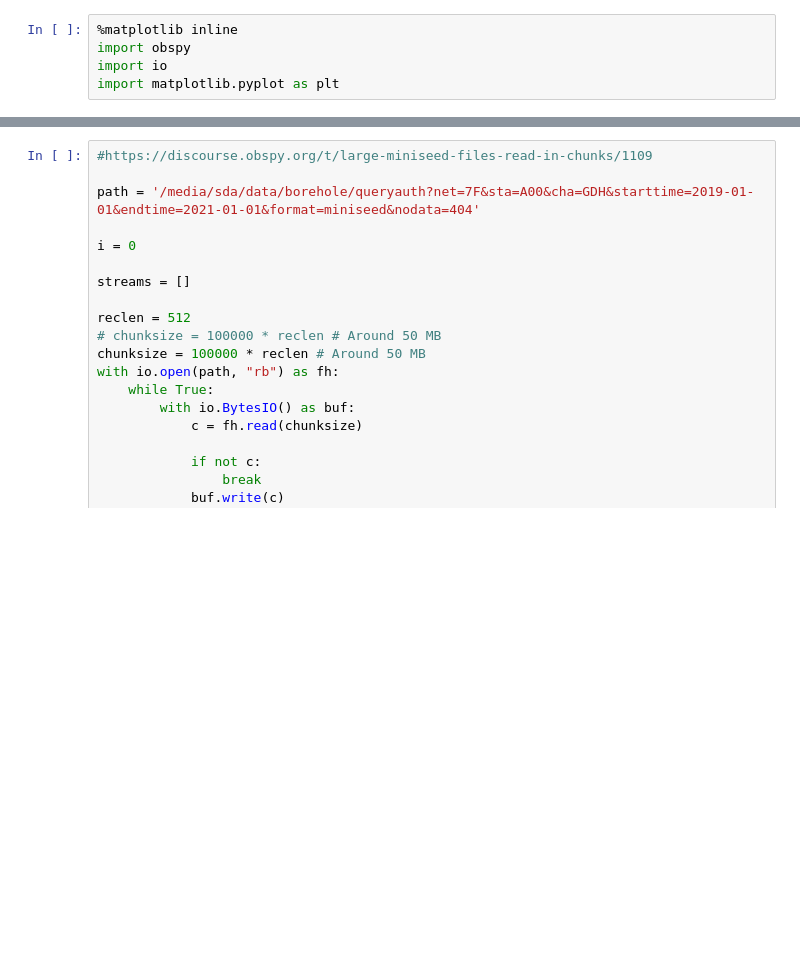
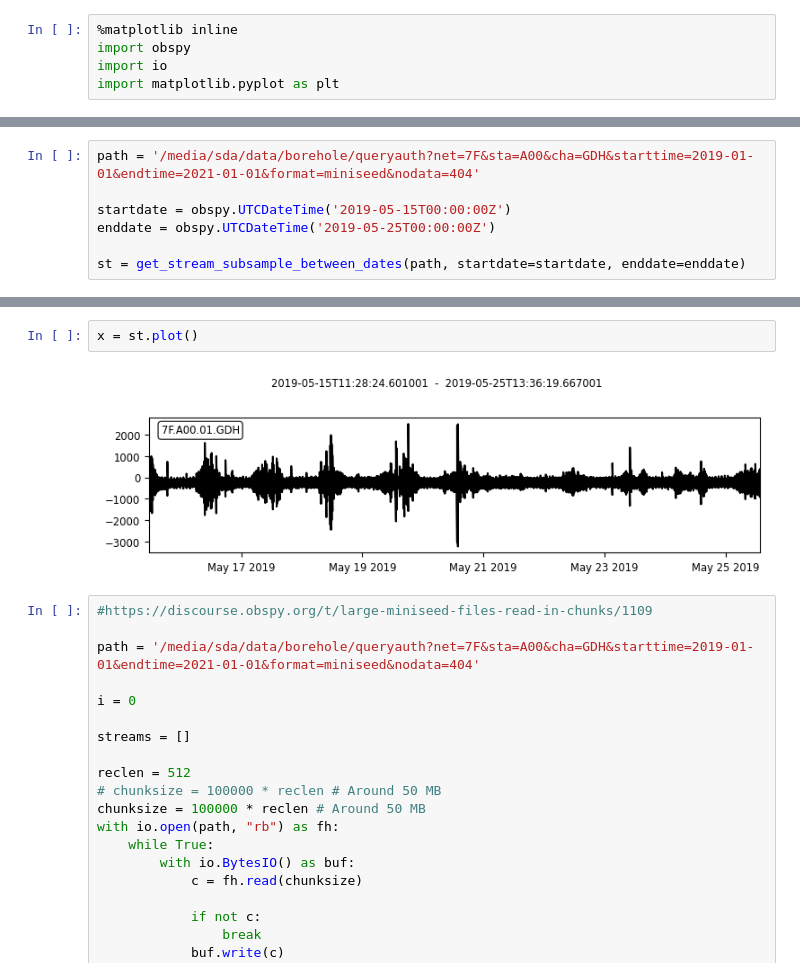
Before and after one commit to SerpRateAI/boreholeAcoustics, a Jupyter notebook: get_data_from_microswarms.ipynb, the cells around one changed output, grey strips where cells are left out. Saved outputs shown, nothing was run; the diff lists cells and outputs as text; blank space fills up the shorter version.

Commit message:
added function get_stream_subsample_between_dates

```diff
--- a/get_data_from_microswarms.ipynb
+++ b/get_data_from_microswarms.ipynb
@@ -20,0 +57,7 @@ def get_stream_subsample_between_dates(path, startdate, enddate):
+# %%
+path = '/media/sda/data/borehole/queryauth?net=7F&sta=A00&cha=GDH&starttime=2019-01-01&endtime=2021-01-01&format=miniseed&nodata=404'
+
+startdate = obspy.UTCDateTime('2019-05-15T00:00:00Z')
+enddate = obspy.UTCDateTime('2019-05-25T00:00:00Z')
+
+st = get_stream_subsample_between_dates(path, startdate=startdate, enddate=enddate)
@@ -21,3 +94,7 @@ def get_stream_subsample_between_dates(path, startdate, enddate):
+# %%
+x = st.plot()
+# %% [output]
+[figure, added]
 # %%
 #https://discourse.obspy.org/t/large-miniseed-files-read-in-chunks/1109
 
```
Also changed, not shown: parts of 4 cells of this notebook, 1 other file.
